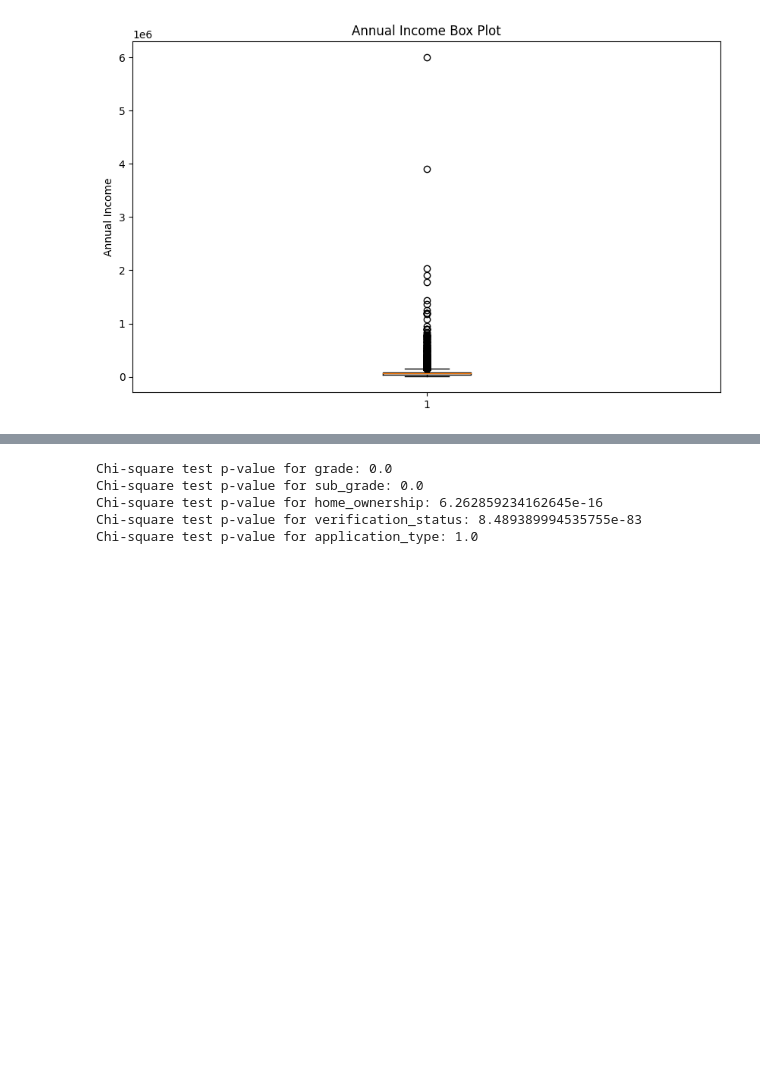
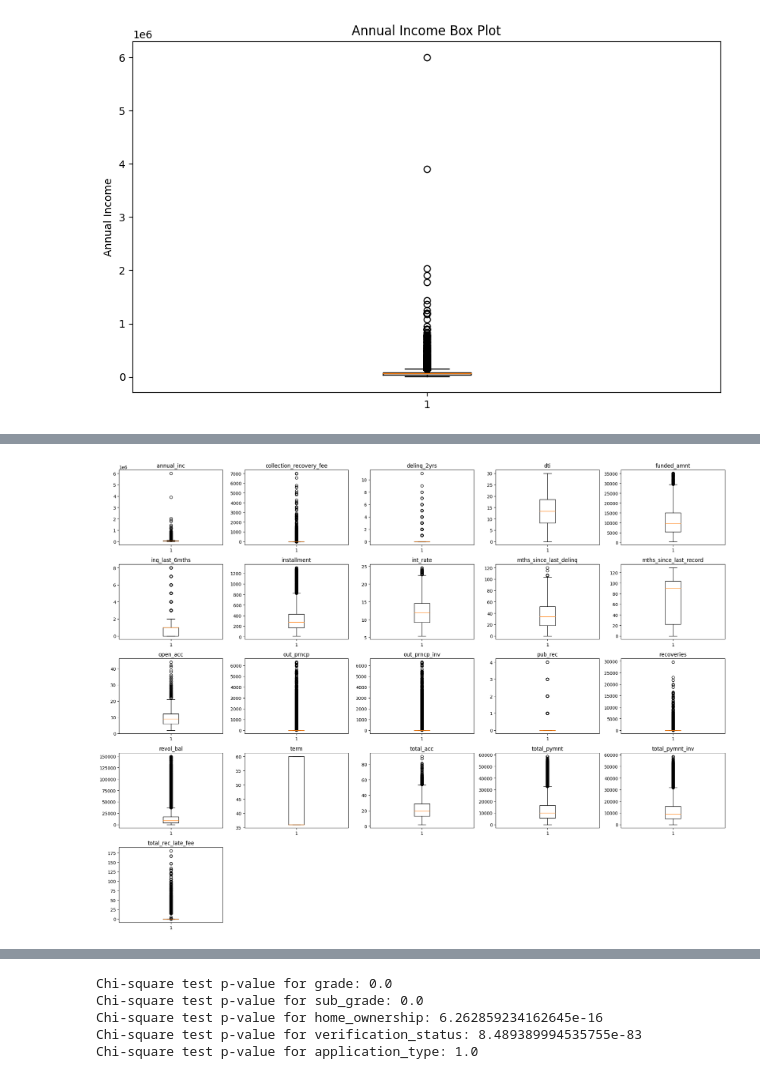
Before and after one commit to thomami244/LendingClubCaseStudy, a Jupyter notebook: Supriyo Roy & Michael Thomas - Lending Club Case Study.ipynb, the cells around one changed output, grey strips where cells are left out. Drawn from its saved outputs; the diff is of its cells as text; code cells hidden in the pictures; blank space fills up the shorter version.

```diff
--- a/Supriyo Roy & Michael Thomas - Lending Club Case Study.ipynb
+++ b/Supriyo Roy & Michael Thomas - Lending Club Case Study.ipynb
@@ -369,3 +359,20 @@ plt.show()
 - It appears that there could be penalty interest charged on defaulted loans, which legitimately explains the high level of interest outside of the interquartile range. Consequently high interest is not an outlier but expected to be closely connect to charge offs (to be confirmed).
 - annual_inc has two very large income earners, which could distort the results. Consequently we need to remove outliers.
 - The following columns should be dropped as they provide no variations: collections_12_mths_ex_med, acc_now_delinq, chargeoff_within_12_mths, delinq_amnt, pub_rec_bankruptcies
+# %%
+# Bucketing the funded amount in small, medium and large categories
+
+# Define the function to categorize loan amounts
+def categorize_funded_amount(amount):
+    if amount < 5000:
+        return 'Small'
+    elif 5000 <= amount <= 10000:
+        return 'Medium'
+    else:
+        return 'Large'
+
+# Apply the function to create the new column
+df['funded_amount_categories'] = df['funded_amnt'].apply(categorize_funded_amount)
+
+# Display the DataFrame to check the new column
+print(df[['funded_amnt', 'funded_amount_categories']])
@@ -397,3 +431,36 @@ df.head()
+# %%
+
+# Selecting numerical columns dynamically
+revised_numerical_cols = df.select_dtypes(include=[np.number]).columns
+
+# Removing specific columns
+columns_to_remove = ['loan_amnt']
+revised_numerical_cols = revised_numerical_cols.difference(columns_to_remove)
+
+
+
+# Function to calculate the grid size
+def calculate_grid_size(num_items):
+    ncols = int(np.ceil(np.sqrt(num_items)))
+    nrows = int(np.ceil(num_items / ncols))
+    return nrows, ncols
+
+# Plotting numerical columns
+nrows, ncols = calculate_grid_size(len(revised_numerical_cols))
+fig, axes = plt.subplots(nrows, ncols, figsize=(20, 15))
+axes = axes.flatten()
+
+for ax, col in zip(axes, revised_numerical_cols):
+    ax.boxplot(df[col].dropna())
+    ax.set_title(col)
+
+for ax in axes[len(revised_numerical_cols):]:
+    fig.delaxes(ax)
+
+plt.tight_layout()
+plt.show()
+# %% [output]
+[figure, added]
 # %%
 
 # Selecting categorical columns dynamically
```
Also changed, not shown: parts of 23 cells of this notebook, 2 other files.
